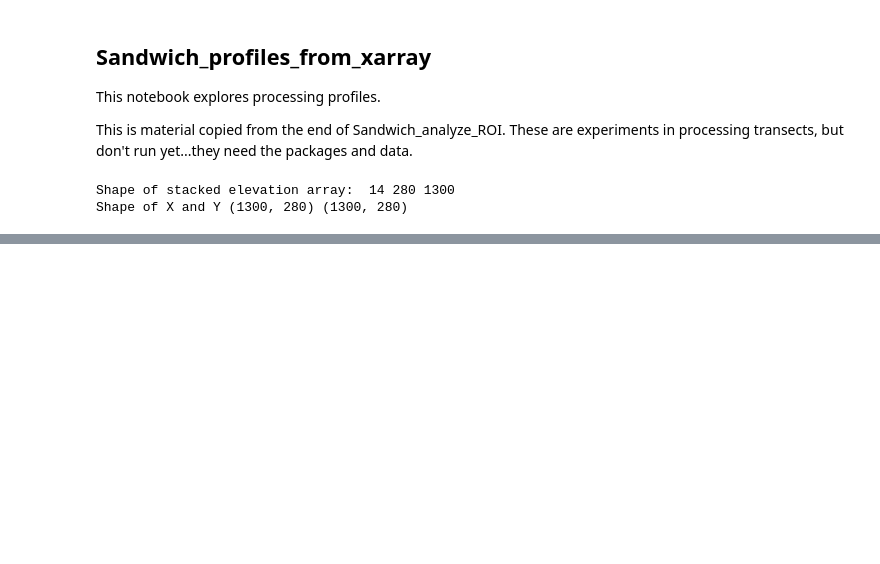
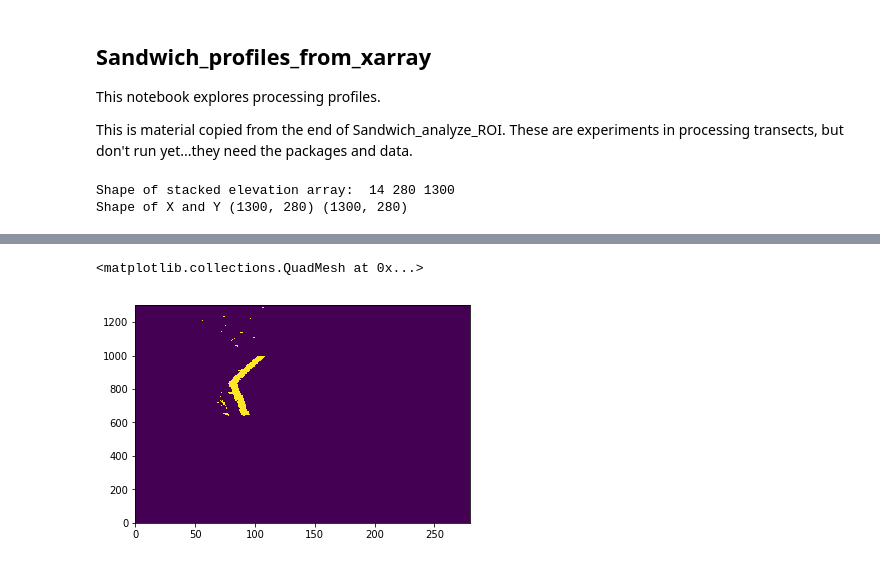
Before and after one commit to csherwood-usgs/Raster_calcs, a Jupyter notebook: Sandwich_profiles_from_xarray.ipynb, the cells around one changed output, grey strips where cells are left out. Cells and saved outputs as stored; diff of their text form; code cells hidden in the pictures; blank space fills up the shorter version.

```diff
--- a/Sandwich_profiles_from_xarray.ipynb
+++ b/Sandwich_profiles_from_xarray.ipynb
@@ -87,0 +92,7 @@ NameError: name 'PiYG' is not defined
+# %%
+berm = np.zeros_like(z)
+berm[np.where( np.logical_and( slope<=0.05, z>=6.1 ))]=1.
+plt.pcolormesh(berm)
+# %% [output]
+<matplotlib.collections.QuadMesh at 0x...>
+[figure, added]
```
Also changed, not shown: parts of 8 cells of this notebook.
